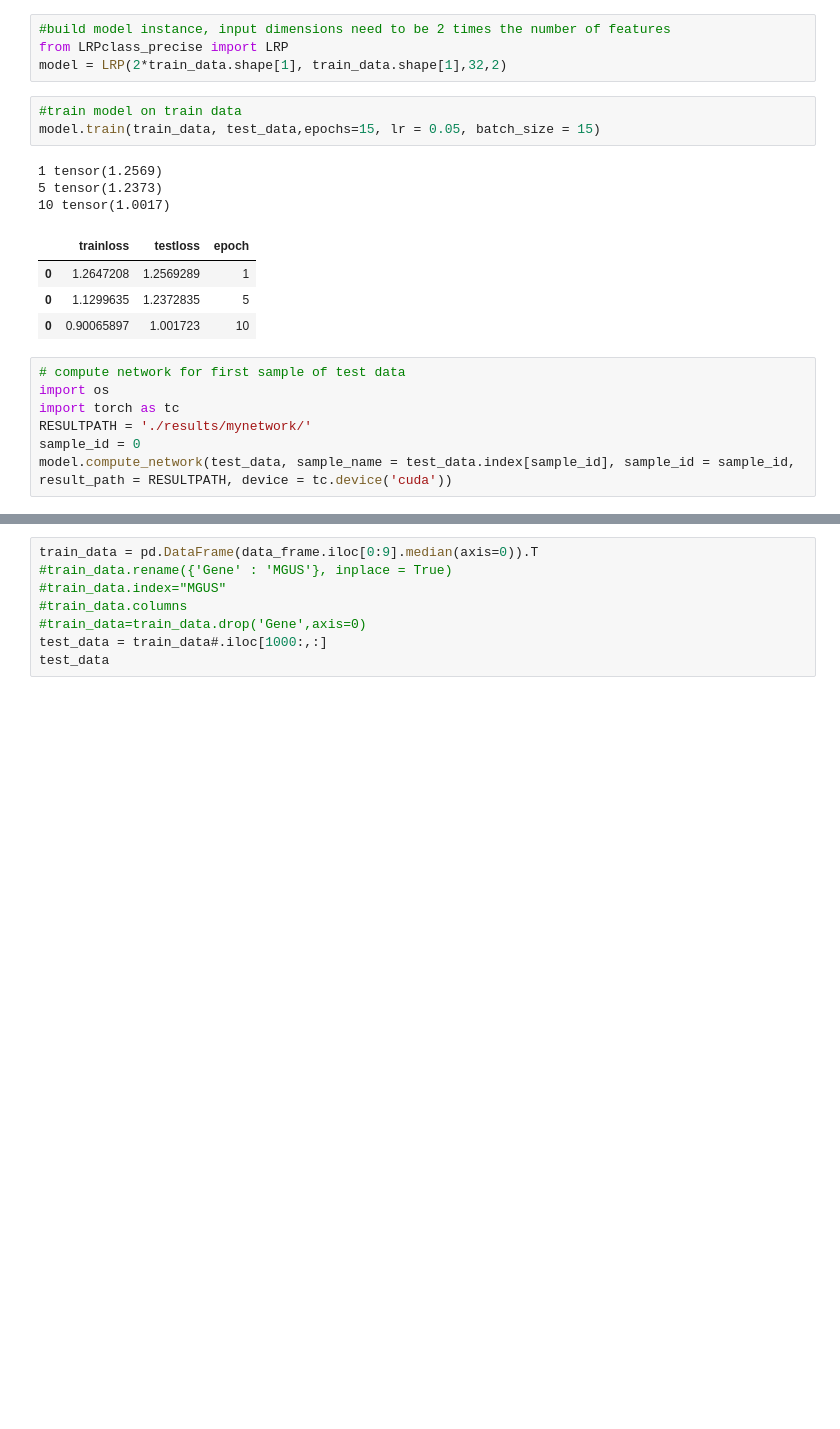
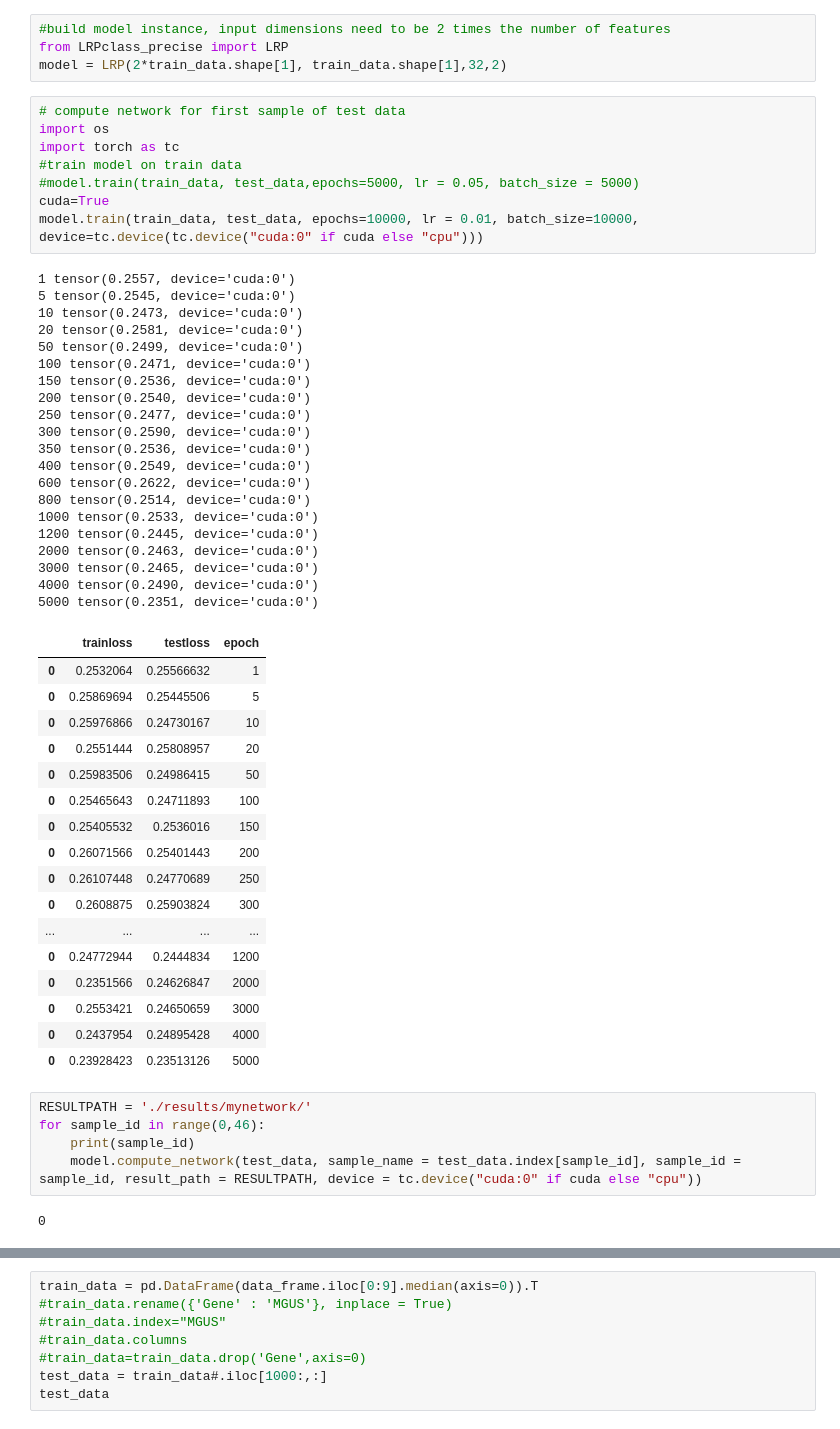
Before and after one commit to animesh/ProteinNetworkLRP, a Jupyter notebook: Working example.ipynb, the cells around one changed output, grey strips where cells are left out. Cells and saved outputs as stored; diff of their text form; blank space fills up the shorter version.

Commit message:
run training on GPU with lr 0.01

```diff
--- a/Working example.ipynb
+++ b/Working example.ipynb
@@ -61,21 +54,56 @@ data_frame
 #build model instance, input dimensions need to be 2 times the number of features
 from LRPclass_precise import LRP
 model = LRP(2*train_data.shape[1], train_data.shape[1],32,2)
-# %%
-#train model on train data
-model.train(train_data, test_data,epochs=15, lr = 0.05, batch_size = 15)
-# %% [output]
-1 tensor(1.2569)
-5 tensor(1.2373)
-10 tensor(1.0017)
-|  | trainloss | testloss | epoch |
-| 0 | 1.2647208 | 1.2569289 | 1 |
-| 0 | 1.1299635 | 1.2372835 | 5 |
-| 0 | 0.90065897 | 1.001723 | 10 |
+# %%
+# compute network for first sample of test data
+import os
+import torch as tc
+#train model on train data
+#model.train(train_data, test_data,epochs=5000, lr = 0.05, batch_size = 5000)
+cuda=True
+model.train(train_data, test_data, epochs=10000, lr = 0.01, batch_size=10000, device=tc.device(tc.device("cuda:0" if cuda else "cpu")))
+# %% [output]
+1 tensor(0.2557, device='cuda:0')
+5 tensor(0.2545, device='cuda:0')
+10 tensor(0.2473, device='cuda:0')
+20 tensor(0.2581, device='cuda:0')
+50 tensor(0.2499, device='cuda:0')
+100 tensor(0.2471, device='cuda:0')
+150 tensor(0.2536, device='cuda:0')
+200 tensor(0.2540, device='cuda:0')
+250 tensor(0.2477, device='cuda:0')
+300 tensor(0.2590, device='cuda:0')
+350 tensor(0.2536, device='cuda:0')
+400 tensor(0.2549, device='cuda:0')
+600 tensor(0.2622, device='cuda:0')
+800 tensor(0.2514, device='cuda:0')
+1000 tensor(0.2533, device='cuda:0')
+1200 tensor(0.2445, device='cuda:0')
+2000 tensor(0.2463, device='cuda:0')
+3000 tensor(0.2465, device='cuda:0')
+4000 tensor(0.2490, device='cuda:0')
+5000 tensor(0.2351, device='cuda:0')
+|  | trainloss | testloss | epoch |
+| 0 | 0.2532064 | 0.25566632 | 1 |
+| 0 | 0.25869694 | 0.25445506 | 5 |
+| 0 | 0.25976866 | 0.24730167 | 10 |
+| 0 | 0.2551444 | 0.25808957 | 20 |
+| 0 | 0.25983506 | 0.24986415 | 50 |
+| 0 | 0.25465643 | 0.24711893 | 100 |
+| 0 | 0.25405532 | 0.2536016 | 150 |
+| 0 | 0.26071566 | 0.25401443 | 200 |
+| 0 | 0.26107448 | 0.24770689 | 250 |
+| 0 | 0.2608875 | 0.25903824 | 300 |
+| ... | ... | ... | ... |
+| 0 | 0.24772944 | 0.2444834 | 1200 |
+| 0 | 0.2351566 | 0.24626847 | 2000 |
+| 0 | 0.2553421 | 0.24650659 | 3000 |
+| 0 | 0.2437954 | 0.24895428 | 4000 |
+| 0 | 0.23928423 | 0.23513126 | 5000 |
 # %%
-# compute network for first sample of test data
-import os
-import torch as tc
 RESULTPATH = './results/mynetwork/'
-sample_id = 0
-model.compute_network(test_data, sample_name = test_data.index[sample_id], sample_id = sample_id, result_path = RESULTPATH, device = tc.device('cuda'))
+for sample_id in range(0,46):
+    print(sample_id)
+    model.compute_network(test_data, sample_name = test_data.index[sample_id], sample_id = sample_id, result_path = RESULTPATH, device = tc.device("cuda:0" if cuda else "cpu"))
+# %% [output]
+0
```
Also changed, not shown: parts of 4 cells of this notebook.
